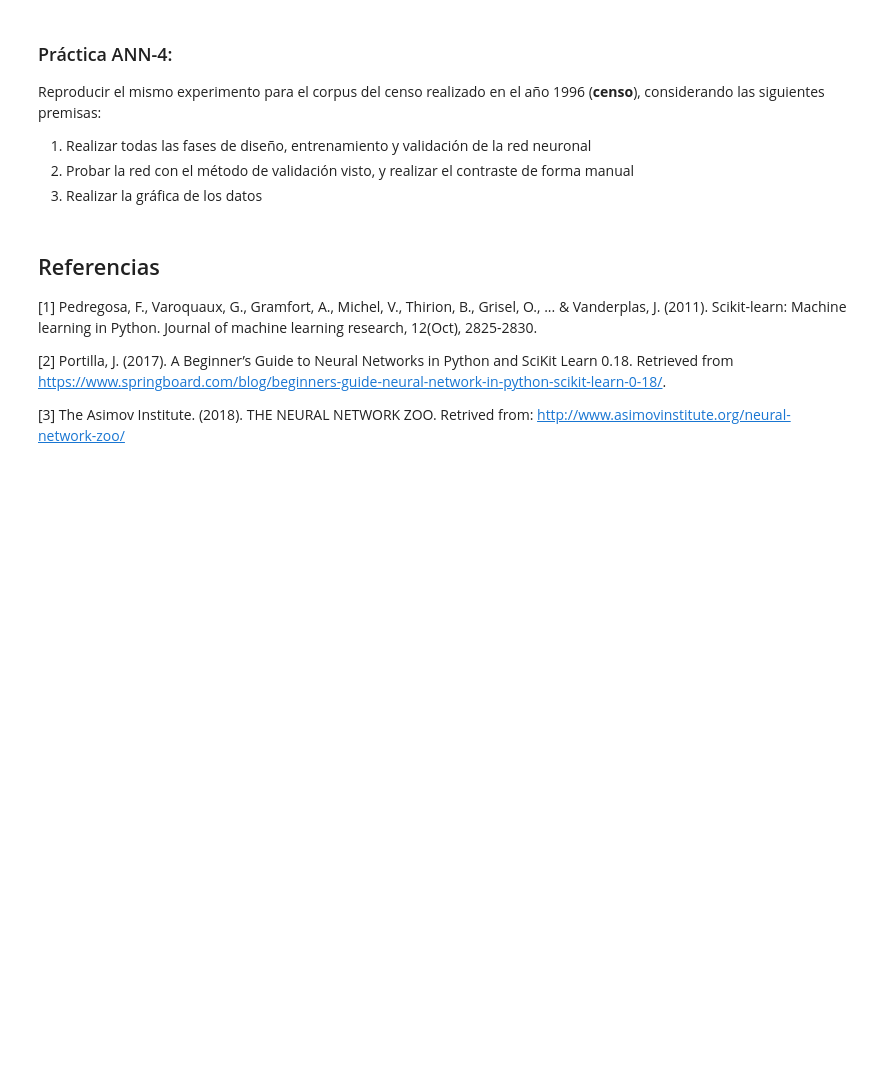
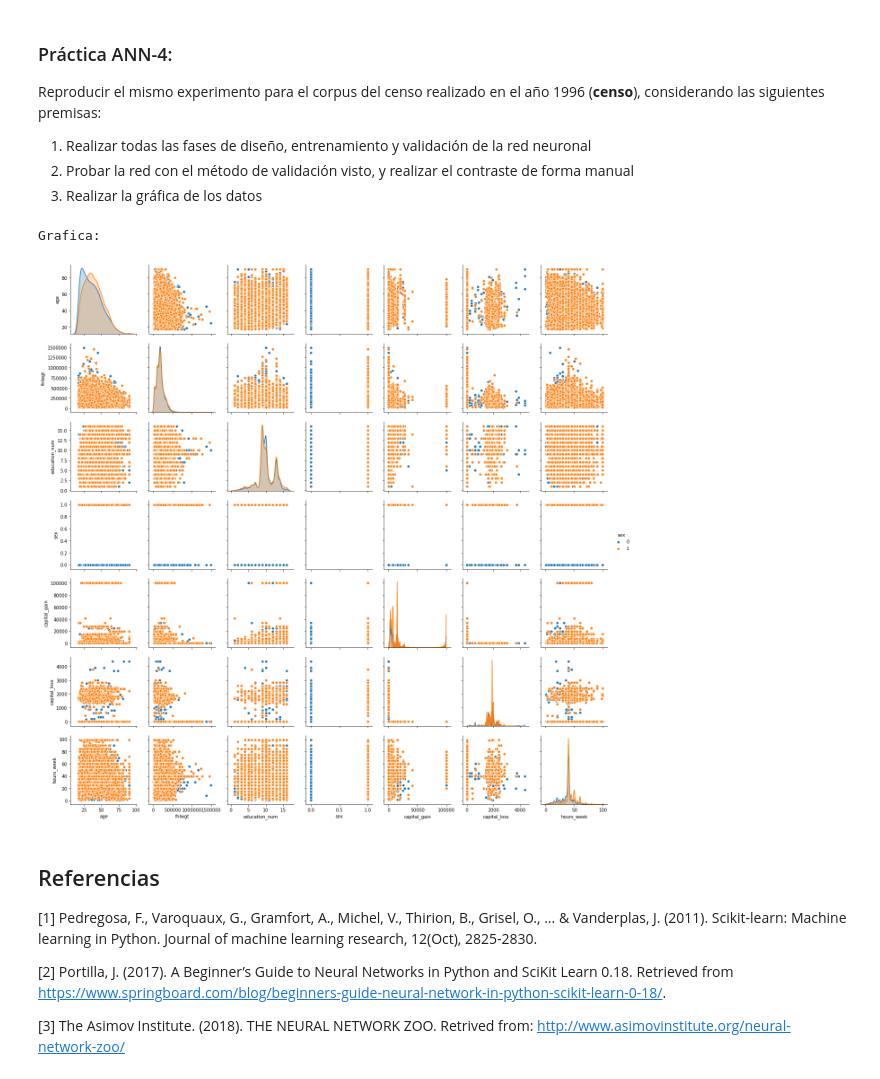
Before and after one commit to Sanix9/ann-basic-example, a Jupyter notebook: ANN-Intro-Parte-2.ipynb, the cells around one changed output. Cells and saved outputs as stored; diff of their text form; code cells hidden in the pictures; blank space fills up the shorter version.

```diff
--- a/ANN-Intro-Parte-2.ipynb
+++ b/ANN-Intro-Parte-2.ipynb
@@ -265,3 +333,21 @@ Reproducir el mismo experimento para el corpus del censo realizado en el año 19
+# %%
+# TO-DO:
+# Desarrollar el mismo proceso de experimentación para el caso del corpus de vinos (wines)
+
+COLUMNS = ['age','workclass', 'fnlwgt', 'education', 'education_num', 'marital',
+           'occupation', 'relationship', 'race', 'sex', 'capital_gain', 'capital_loss',
+           'hours_week', 'native_country', 'label']
+
+censo = pd.read_csv('corpus/censo/censo.data', skipinitialspace=True, names = COLUMNS, index_col=False)
+
+censo['sex']=censo['sex'].map({'Female':0,'Male':1})
+
+print('\nGrafica:')
+sns.pairplot(censo,hue='sex')
+plt.show()
+# %% [output]
+Grafica:
+[figure, added]
 # %% [markdown]
 ## Referencias
 [1] Pedregosa, F., Varoquaux, G., Gramfort, A., Michel, V., Thirion, B., Grisel, O., ... & Vanderplas, J. (2011). Scikit-learn: Machine learning in Python. Journal of machine learning research, 12(Oct), 2825-2830.
```
Also changed, not shown: parts of 6 cells of this notebook, 2 other files.
